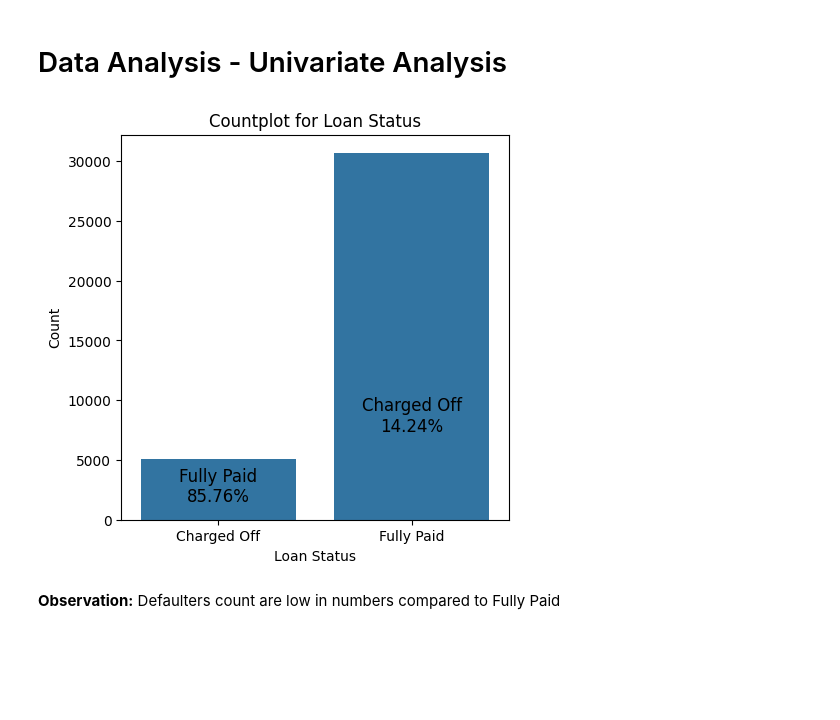
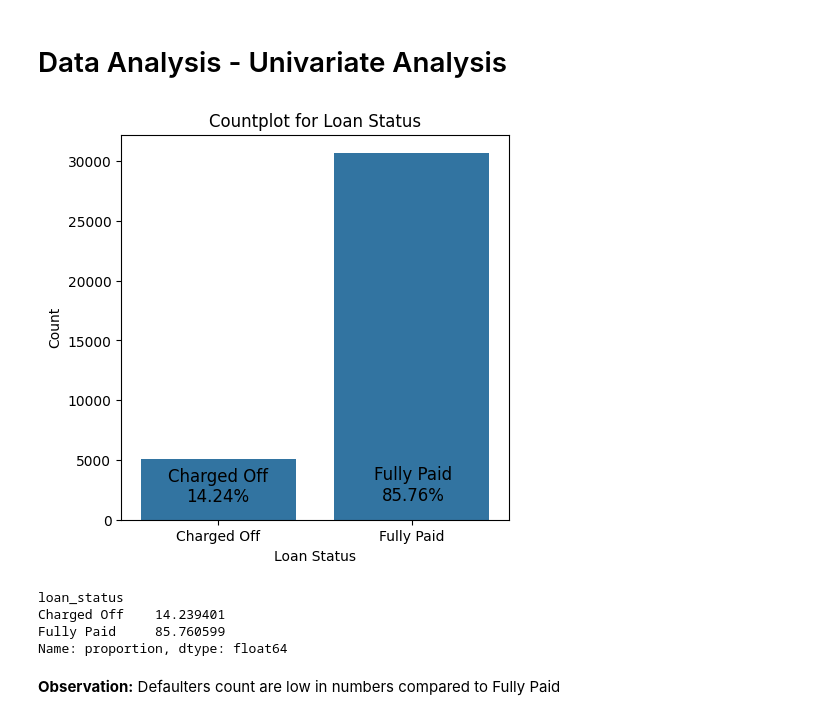
Before and after one commit to santoshmahto7/LendingClubCase, a Jupyter notebook: Lending_Club_Shabnam_Santosh.ipynb, the cells around one changed output. Cells and saved outputs as stored; diff of their text form; code cells hidden in the pictures; blank space fills up the shorter version.

Commit message:
Fix countplot

```diff
--- a/Lending_Club_Shabnam_Santosh.ipynb
+++ b/Lending_Club_Shabnam_Santosh.ipynb
@@ -538,28 +538,35 @@ loan['loan_status'] = loan['loan_status'].astype(str)
 # %%
 # getting the count of loan status for Fully paid and Charged off
 
 plt.figure(figsize=(5,5))
 ax=sns.countplot(x=loan.loan_status)
 loan_status_percentages = loan['loan_status'].value_counts(normalize=True) * 100
+loan_status_percentages = loan_status_percentages.sort_values()
+
 for i, (label, percentage) in enumerate(loan_status_percentages.items()):
     count = loan.loan_status.value_counts()[label]
     ax.annotate(f'{label}\n{percentage:.2f}%',
                 xy=(i, 0),
-                xytext=(0, (count * i)/100 + 10),  # 5 points vertical offset
+                xytext=(i, 10 + i),  # 5 points vertical offset
                 textcoords='offset points',
                 ha='center',
                 va='bottom',
                 fontsize=12)
 
 # Set plot title and labels
 ax.set_title('Countplot for Loan Status')
 ax.set_xlabel('Loan Status')
 ax.set_ylabel('Count')
 
 # Show the plot
 plt.show()
+loan_status_percentages
 # %% [output]
-[figure, old version]
+[figure, new version]
+loan_status
+Charged Off    14.239401
+Fully Paid     85.760599
+Name: proportion, dtype: float64
 # %% [markdown]
 **Observation:** Defaulters count are low in numbers compared to Fully Paid
 # %%
```
